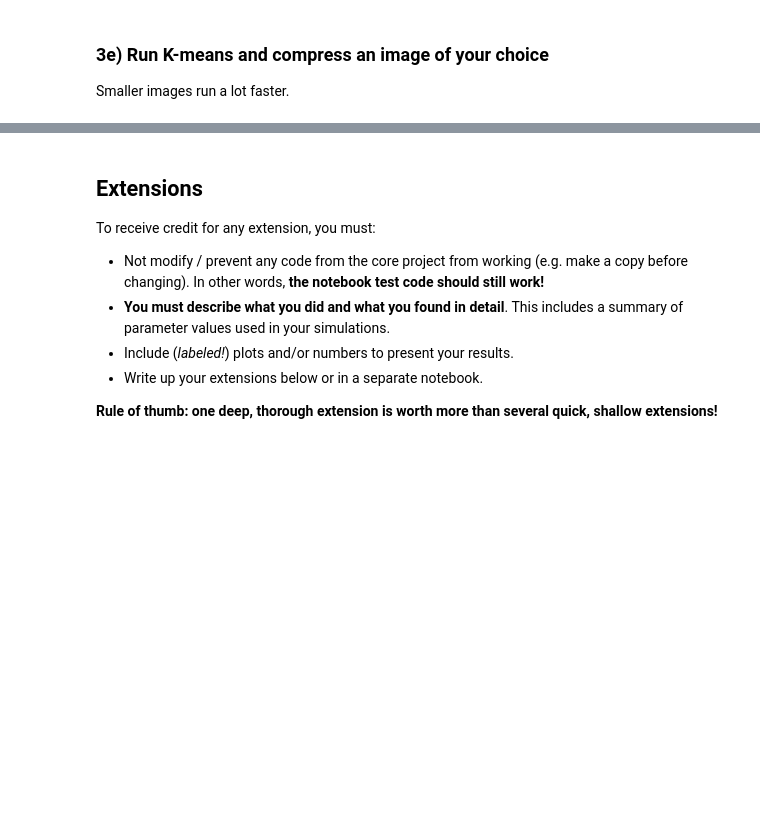
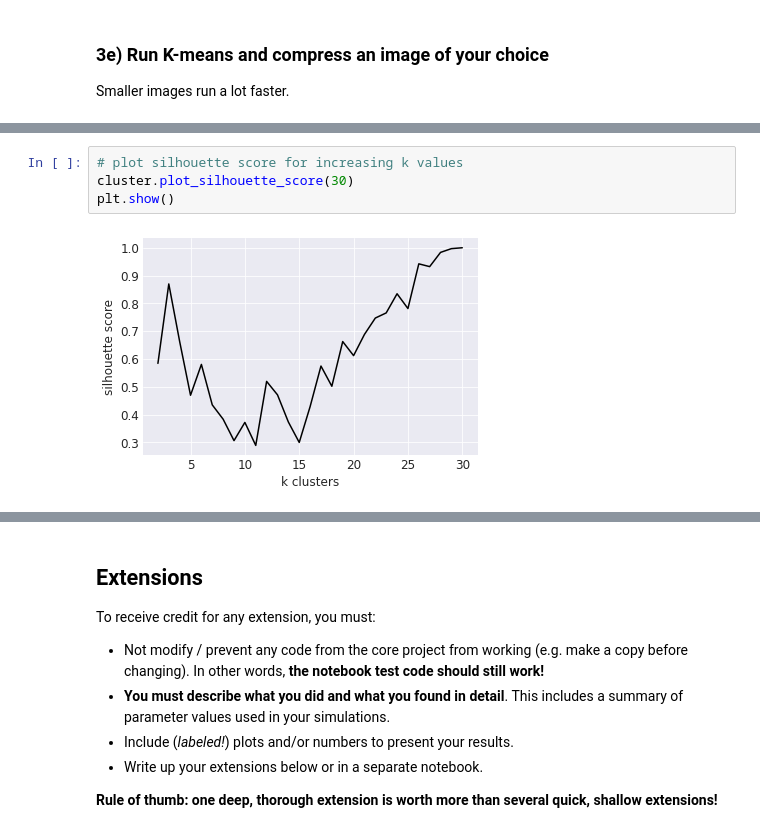
Before and after one commit to sam-munoz/ColbyCSLabs, a Jupyter notebook: CS252 - Mathematical Data Analysis and Visualization/project_05/kmeans.ipynb, the cells around one changed output, grey strips where cells are left out. Drawn from its saved outputs; the diff is of its cells as text; blank space fills up the shorter version.

```diff
--- a/CS252 - Mathematical Data Analysis and Visualization/project_05/kmeans.ipynb
+++ b/CS252 - Mathematical Data Analysis and Visualization/project_05/kmeans.ipynb
@@ -486,0 +515,6 @@ print(five_blobs.average_silhouette_score())
+# %%
+# plot silhouette score for increasing k values
+cluster.plot_silhouette_score(30)
+plt.show()
+# %% [output]
+[figure, added]
```
Also changed, not shown: parts of 29 cells of this notebook, 1 other file.
